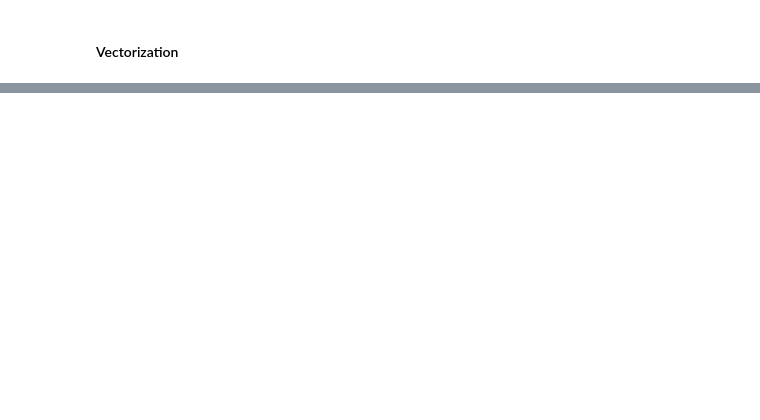
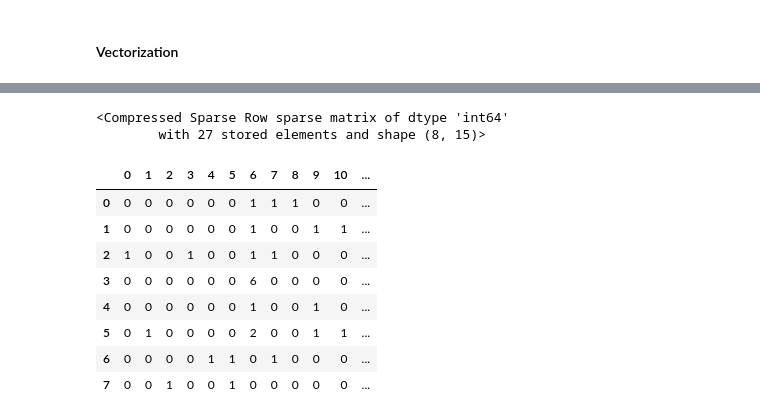
Before and after one commit to sulabola/NLP_in_Python, a Jupyter notebook: Chapter 2 - Text Preprocessing.ipynb, the cells around one changed output, grey strips where cells are left out. Cells and saved outputs as stored; diff of their text form; code cells hidden in the pictures; blank space fills up the shorter version.

```diff
--- a/Chapter 2 - Text Preprocessing.ipynb
+++ b/Chapter 2 - Text Preprocessing.ipynb
@@ -1016,0 +1041,8 @@ Once clean and normalized data is obtained, it will be turned into a "Document-T
+# %%
+### Here we will be using the "text_clean" we created earlier.
+### Since we saved it as a pickle file, we will load it first.
+
+import pandas as pd
+
+series = pd.read_pickle('text_clean.pkl')
+series
@@ -1016,0 +1059,29 @@ Once clean and normalized data is obtained, it will be turned into a "Document-T
+# %%
+from sklearn.feature_extraction.text import CountVectorizer
+
+cv = CountVectorizer()
+# %%
+### DTM:
+
+cv.fit_transform(series)
+
+### This will say it is creating a Sparse matrix and save the locations of non-zero values.
+### Since this is not readable to us, we change this to a readable format.
+# %% [output]
+<Compressed Sparse Row sparse matrix of dtype 'int64'
+        with 27 stored elements and shape (8, 15)>
+# %%
+dtm = cv.fit_transform(series)
+pd.DataFrame(dtm.toarray())
+
+### Now we can see the full DTM
+# %% [output]
+|  | 0 | 1 | 2 | 3 | 4 | 5 | 6 | 7 | 8 | 9 | 10 | ... |
+| 0 | 0 | 0 | 0 | 0 | 0 | 0 | 1 | 1 | 1 | 0 | 0 | ... |
+| 1 | 0 | 0 | 0 | 0 | 0 | 0 | 1 | 0 | 0 | 1 | 1 | ... |
+| 2 | 1 | 0 | 0 | 1 | 0 | 0 | 1 | 1 | 0 | 0 | 0 | ... |
+| 3 | 0 | 0 | 0 | 0 | 0 | 0 | 6 | 0 | 0 | 0 | 0 | ... |
+| 4 | 0 | 0 | 0 | 0 | 0 | 0 | 1 | 0 | 0 | 1 | 0 | ... |
+| 5 | 0 | 1 | 0 | 0 | 0 | 0 | 2 | 0 | 0 | 1 | 1 | ... |
+| 6 | 0 | 0 | 0 | 0 | 1 | 1 | 0 | 1 | 0 | 0 | 0 | ... |
+| 7 | 0 | 0 | 1 | 0 | 0 | 1 | 0 | 0 | 0 | 0 | 0 | ... |
```
Also changed, not shown: parts of 5 cells of this notebook.
